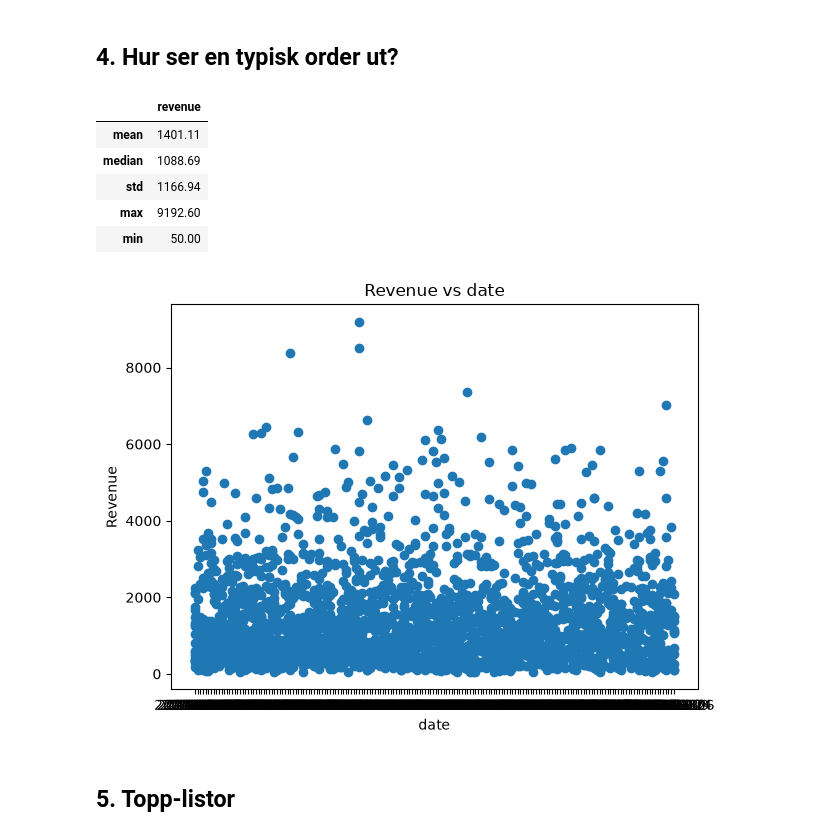
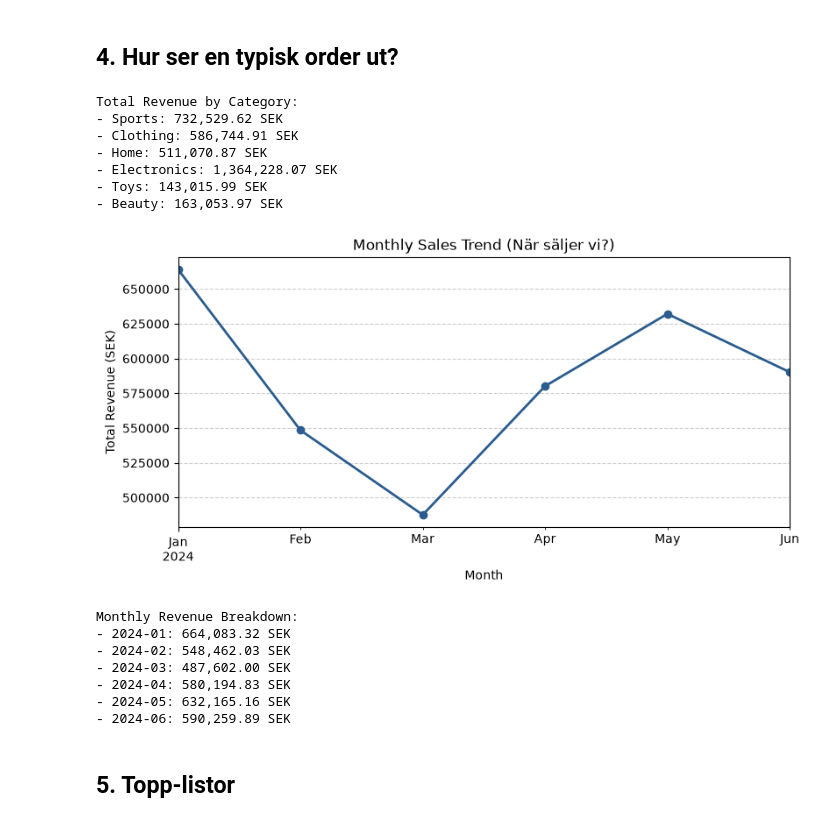
Before and after one commit to Jujbraga/ecommerce-sales-report, a Jupyter notebook: notebook/report.ipynb, the cells around one changed output. Drawn from its saved outputs; the diff is of its cells as text; code cells hidden in the pictures.

```diff
--- a/notebook/report.ipynb
+++ b/notebook/report.ipynb
@@ -21,18 +19,37 @@ analysis = EcommerceAnalyzer(df)
 # %% [markdown]
 ## 4. Hur ser en typisk order ut?
 # %%
-analysis.calculate_avg()
+from src.metrics import calculate_revenue_by_category
+
+category_rev = calculate_revenue_by_category(data)
+
+print("Total Revenue by Category:")
+for category, total in category_rev.items():
+    print(f"- {category}: {total:,.2f} SEK")
 # %% [output]
-|  | revenue |
-| mean | 1401.11 |
-| median | 1088.69 |
-| std | 1166.94 |
-| max | 9192.60 |
-| min | 50.00 |
+Total Revenue by Category:
+- Sports: 732,529.62 SEK
+- Clothing: 586,744.91 SEK
+- Home: 511,070.87 SEK
+- Electronics: 1,364,228.07 SEK
+- Toys: 143,015.99 SEK
+- Beauty: 163,053.97 SEK
 # %%
-plot_aov(df)
+monthly_sales = df.groupby(df['date'].dt.to_period('M'))['revenue'].sum()
+plot_monthly_sales(monthly_sales)
+
+print("Monthly Revenue Breakdown:")
+for month, rev in monthly_sales.items():
+    print(f"- {month}: {rev:,.2f} SEK")
 # %% [output]
-[figure, old version]
+[figure, new version]
+Monthly Revenue Breakdown:
+- 2024-01: 664,083.32 SEK
+- 2024-02: 548,462.03 SEK
+- 2024-03: 487,602.00 SEK
+- 2024-04: 580,194.83 SEK
+- 2024-05: 632,165.16 SEK
+- 2024-06: 590,259.89 SEK
 # %% [markdown]
 ## 5. Topp-listor
 # %% [markdown]
```
Also changed, not shown: parts of 1 cell of this notebook, 2 other files.
